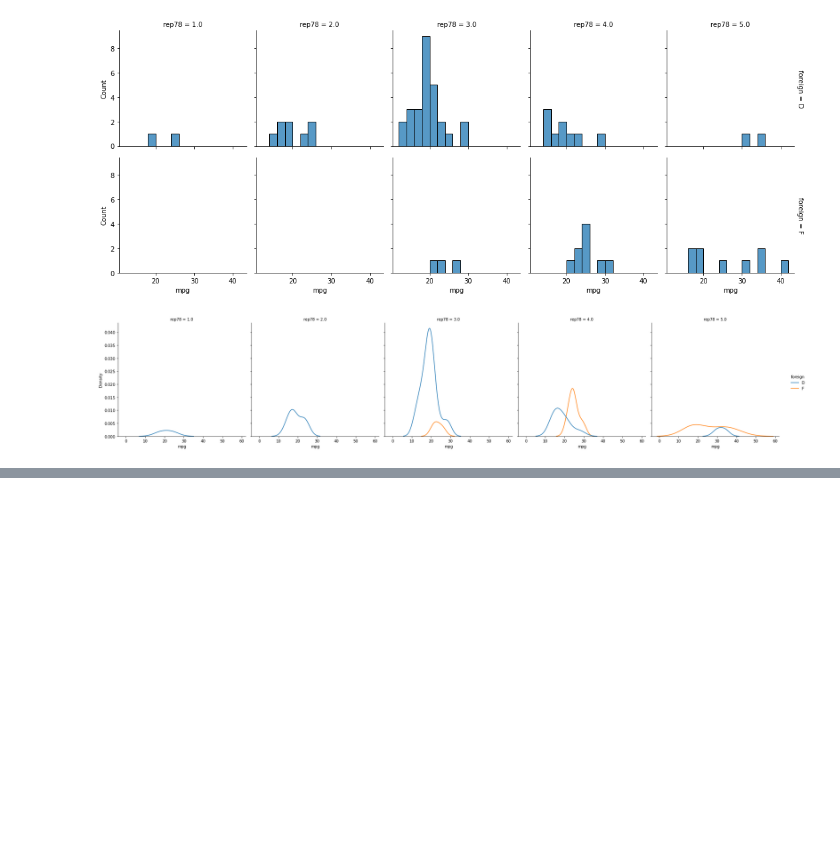
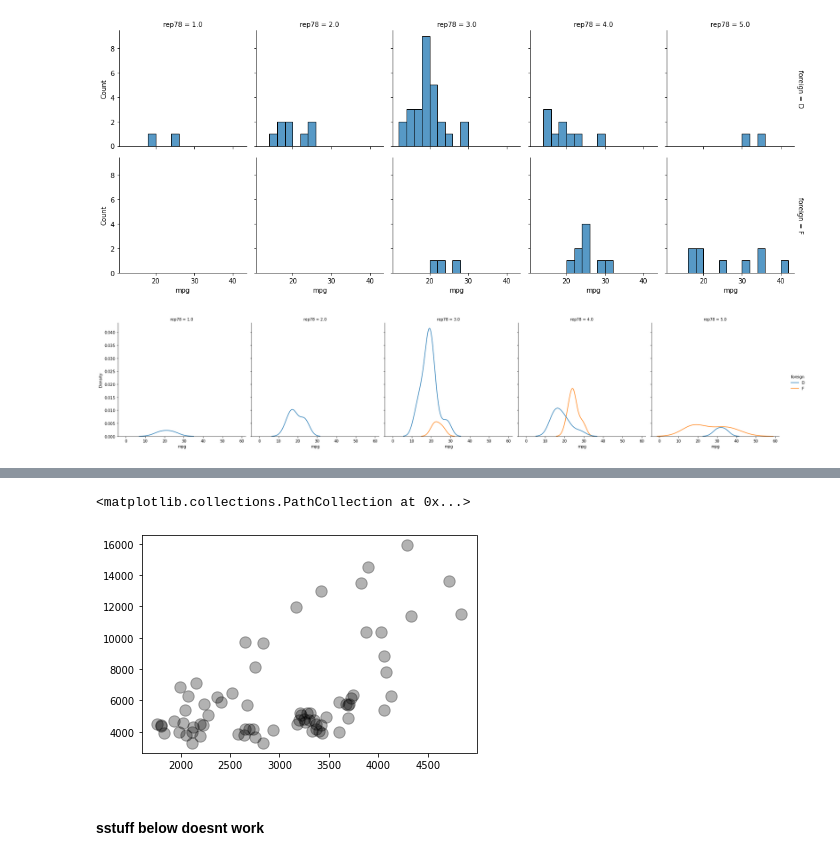
Before and after one commit to theaok/vis, a Jupyter notebook: play.ipynb, the cells around one changed output, grey strips where cells are left out. Cells and saved outputs as stored; diff of their text form; code cells hidden in the pictures; blank space fills up the shorter version.

```diff
--- a/play.ipynb
+++ b/play.ipynb
@@ -266,0 +276,2 @@ sns.displot(data=auto, x="mpg", hue="foreign", col="rep78",kind="kde");    #heig
+# %%
+auto=auto.sort_values('weight') #BUG! it feaking puts text where make is a-z for cars sorted on index!
@@ -266,0 +315,4 @@ sns.displot(data=auto, x="mpg", hue="foreign", col="rep78",kind="kde");    #heig
+# %%
+auto=auto.sort_values('make') #BUG too
+for i, txt in enumerate(auto['make']):
+    print(txt, (auto['weight'][i],auto['mpg'][i]))
@@ -266,0 +337,4 @@ sns.displot(data=auto, x="mpg", hue="foreign", col="rep78",kind="kde");    #heig
+# %%
+auto=auto.sort_index() #this works
+for i, txt in enumerate(auto['make']):
+    print(txt, (auto['weight'][i],auto['mpg'][i]))
@@ -266,0 +386,10 @@ sns.displot(data=auto, x="mpg", hue="foreign", col="rep78",kind="kde");    #heig
+# %%
+auto=auto.sort_index()
+#auto[['make','weight','mpg']].info()
+fig, ax = plt.subplots(figsize=(9, 6))
+
+ax.scatter(auto['weight'],auto['mpg'],s=2)
+
+for i, txt in enumerate(auto['make']):
+    ax.annotate(txt, (auto['weight'][i],auto['mpg'][i]),fontsize=2)
+plt.show()
@@ -266,0 +410,9 @@ sns.displot(data=auto, x="mpg", hue="foreign", col="rep78",kind="kde");    #heig
+# %%
+fig, ax = plt.subplots(figsize=(6, 4))
+ax.scatter(auto.weight,auto.price, c='black', s=130, alpha=0.3)
+plt.show()
+# %% [output]
+<matplotlib.collections.PathCollection at 0x...>
+[figure, added]
+# %% [markdown]
+#### sstuff below doesnt work
```
Also changed, not shown: parts of 20 cells of this notebook.
